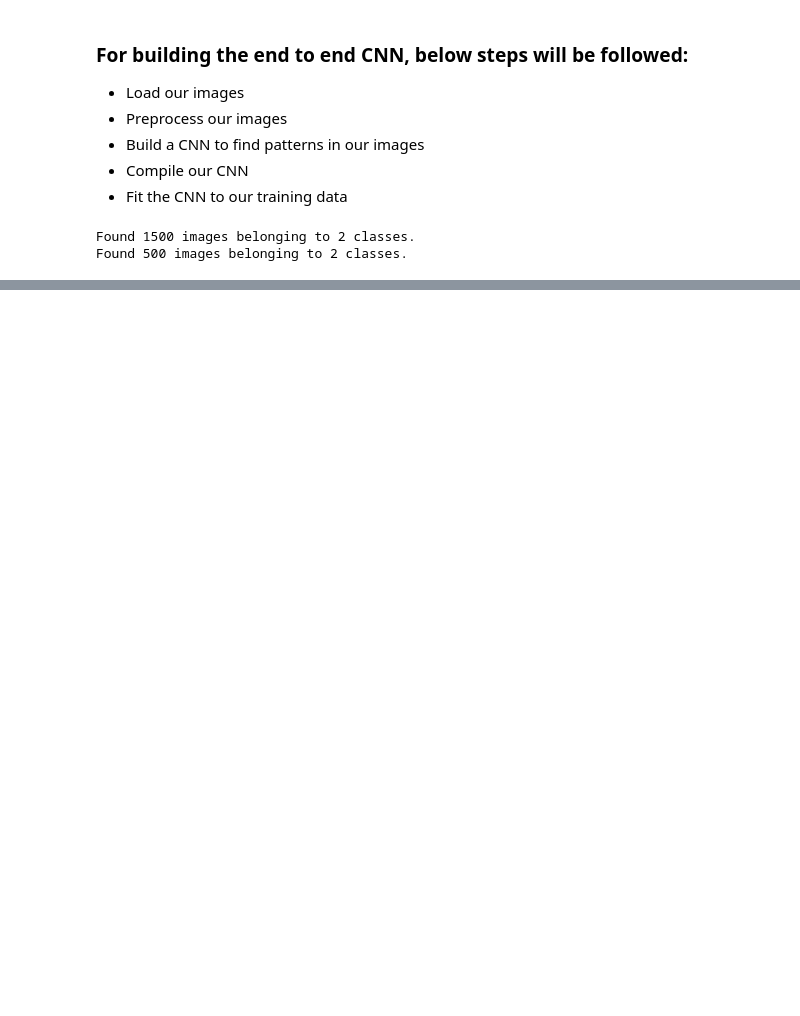
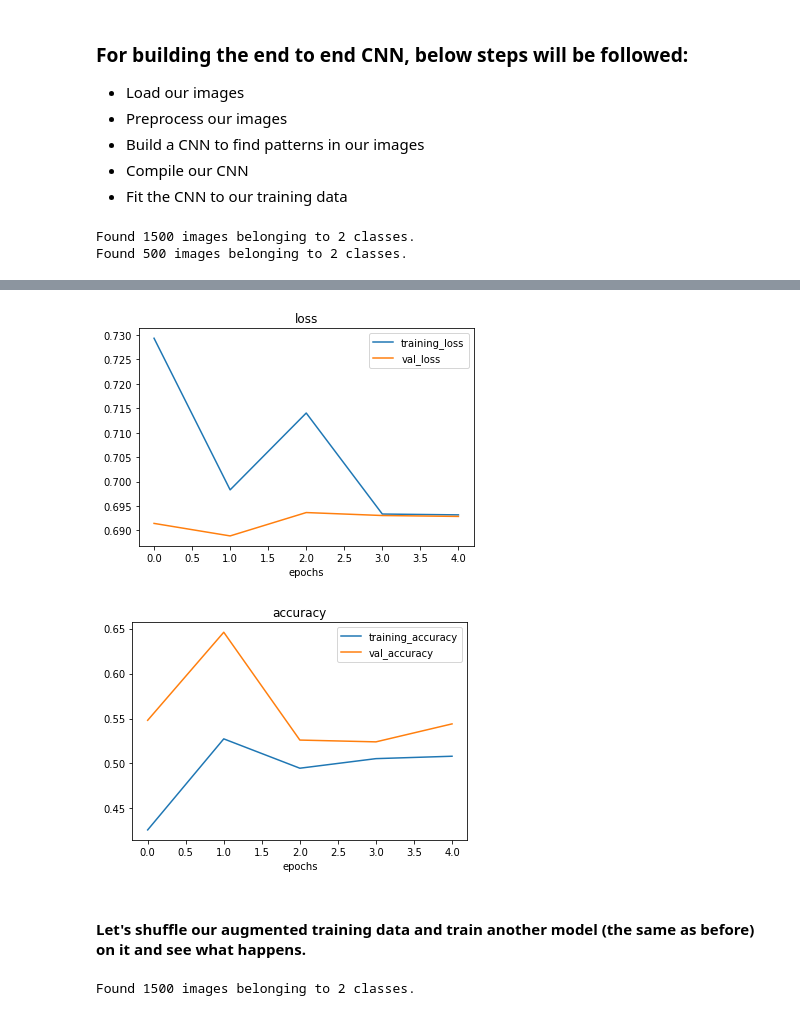
Before and after one commit to imkamleshwar/tensorflow-learning, a Jupyter notebook: computer-vision-and-cnn/cv-pizza-and-steak.ipynb, the cells around one changed output, grey strips where cells are left out. Drawn from its saved outputs; the diff is of its cells as text; code cells hidden in the pictures; blank space fills up the shorter version.

```diff
--- a/computer-vision-and-cnn/cv-pizza-and-steak.ipynb
+++ b/computer-vision-and-cnn/cv-pizza-and-steak.ipynb
@@ -338,0 +451,37 @@ pd.DataFrame(history_2.history).plot(figsize=(10, 7));
+# %%
+# import modules
+from tensorflow.keras.models import Sequential
+from tensorflow.keras.layers import Dense, Conv2D, MaxPool2D, Flatten
+from tensorflow.keras.losses import binary_crossentropy
+from tensorflow.keras.optimizers import Adam
+
+# create the model
+model_3 = Sequential([
+    Conv2D(filters=10, kernel_size=3, activation="relu", input_shape=(224, 224, 3)),
+    Conv2D(filters=10, kernel_size=3, activation="relu"),
+    MaxPool2D(),
+
+    Conv2D(filters=10, kernel_size=3, activation="relu"),
+    Conv2D(filters=10, kernel_size=3, activation="relu"),
+    MaxPool2D(),
+
+    Flatten(),
+    Dense(1, activation="sigmoid")
+
+])
+
+# compile the model
+model_3.compile(
+    loss=binary_crossentropy,
+    optimizer=Adam(),
+    metrics=["accuracy"]
+)
+
+# fit the model
+history_3 = model_3.fit(
+        train_data_augmented,
+        epochs=5,
+        steps_per_epoch=len(train_data_augmented),
+        validation_data=test_data,
+        validation_steps=len(test_data)
+)
@@ -338,0 +499,17 @@ pd.DataFrame(history_2.history).plot(figsize=(10, 7));
+# %%
+# Check our models training curves
+plot_loss_curves(history_3)
+# %% [output]
+[figure, added]
+[figure, added]
+# %% [markdown]
+#### Let's shuffle our augmented training data and train another model (the same as before) on it and see what happens.
+# %%
+# import the data and augment, then shuffle it
+train_data_augmented_shuffle = train_datagen_augmented.flow_from_directory(train_dir,
+                                                                           class_mode="binary",
+                                                                           batch_size=32,
+                                                                          target_size=(224, 224),
+                                                                          shuffle=True) ## ===> by default it is true
+# %% [output]
+Found 1500 images belonging to 2 classes.
```
Also changed, not shown: parts of 37 cells of this notebook, 2 other files.
